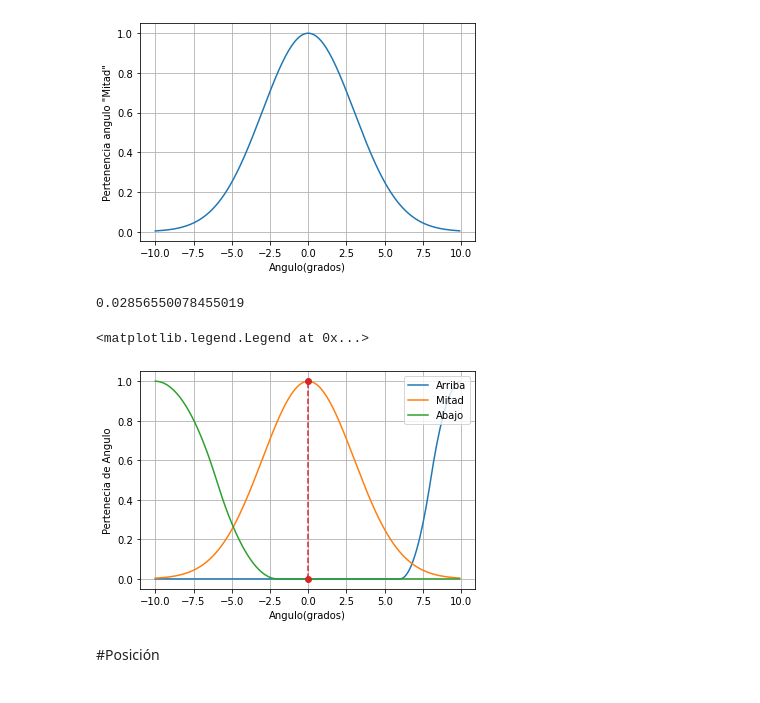
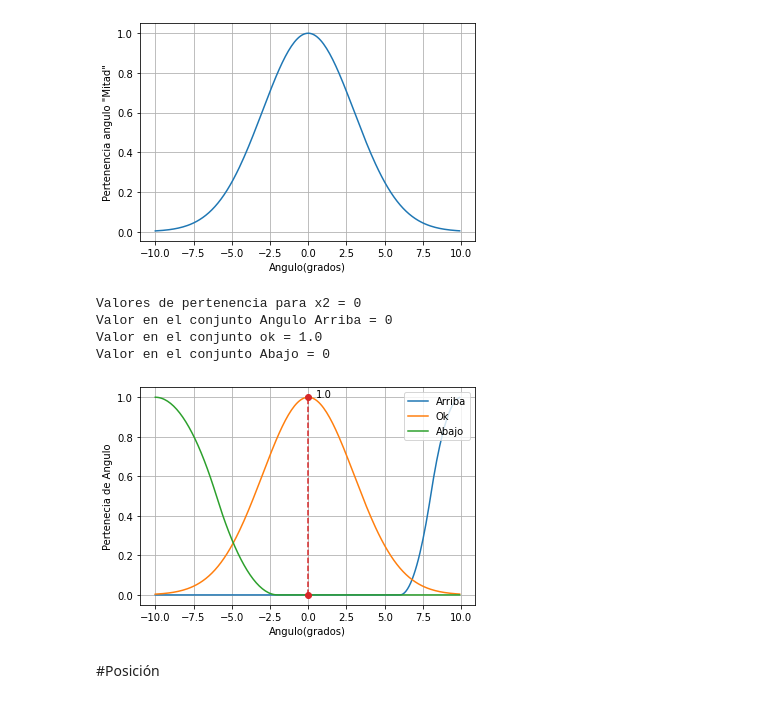
Before and after one commit to iLuisOlivares/Sistema-de-control-borroso-de-un-avi-n., a Jupyter notebook: Parcial_IA.ipynb, the cells around one changed output. Saved outputs shown, nothing was run; the diff lists cells and outputs as text; code cells hidden in the pictures.

```diff
--- a/Parcial_IA.ipynb
+++ b/Parcial_IA.ipynb
@@ -86,7 +86,7 @@ graficar(v_recta,vBaja,label_x,label_y)
 # %%
 #Velocidad
 #Conjunto borroso Medio
-vMedio = []
+velocidadMedio = []
 label_x = "Velocidad(km/h)"
 label_y = 'Pertenencia velocidad "Medio"'
 
@@ -96,9 +96,10 @@ def funcion_VelocidadMedio(x):
 
 #Rellenar el array
 for x in v_recta:
-  vMedio.append(funcion_VelocidadMedio(x))
+  velocidadMedio.append(funcion_VelocidadMedio(x))
 
-graficar(v_recta,vMedio,label_x,label_y)
+graficar(v_recta,velocidadMedio,label_x,label_y)
+int_array = v_recta.astype(int)
 # %% [output]
 [figure]
 # %%
@@ -124,7 +127,7 @@ a_recta = np.arange(-10, 10, 0.1)
 # %%
 #Angulo
 #Conjunto borroso Arriba
-aArriba = []
+anguloArriba = []
 label_x = "Angulo(grados)"
 label_y = 'Pertenencia angulo "Arriba"'
 
@@ -134,6 +137,6 @@ def funcion_AnguloArriba(x):
 
 #Rellenar el array
 for x in a_recta:
-  aArriba.append(funcion_AnguloArriba(x))
+  anguloArriba.append(funcion_AnguloArriba(x))
 
-graficar(a_recta,aArriba,label_x,label_y)
+graficar(a_recta,anguloArriba,label_x,label_y)
@@ -142,7 +143,7 @@ graficar(a_recta,aArriba,label_x,label_y)
 # %%
 
 #Conjunto borroso Abajo
-aAbajo = []
+anguloAbajo = []
 label_x = "Angulo(grados)"
 label_y = 'Pertenencia angulo "Abajo"'
 
@@ -152,45 +153,51 @@ def funcion_AnguloAbajo(x):
 
 #Rellenar el array
 for x in a_recta:
-  aAbajo.append(funcion_AnguloAbajo(x))
+  anguloAbajo.append(funcion_AnguloAbajo(x))
 
-graficar(a_recta,aAbajo,label_x,label_y)
+graficar(a_recta,anguloAbajo,label_x,label_y)
 # %% [output]
 [figure]
 # %%
 #Angulo
 #Conjunto borroso ok
-aMitad = []
+anguloOk = []
 label_x = "Angulo(grados)"
 label_y = 'Pertenencia angulo "Mitad"'
 
 #Funcion de Angulo ok en un punto x
-def funcion_AnguloMitad(x):
+def funcion_AnguloOk(x):
   return funcionGaussiana(x,mitad=0,rango=3)
 
 #Rellenar el array
 for x in a_recta:
-  aMitad.append(funcion_AnguloMitad(x))
+  anguloOk.append(funcion_AnguloOk(x))
 
-graficar(a_recta,aMitad,label_x,label_y)
+graficar(a_recta,anguloOk,label_x,label_y)
 # %% [output]
 [figure]
 # %%
 #Translape de Angulo
-plt.plot(a_recta,aArriba, label = "Arriba")
-plt.plot(a_recta,aMitad, label = "Mitad")
-plt.plot(a_recta,aAbajo, label = "Abajo")
+plt.plot(a_recta,anguloArriba, label = "Arriba")
+plt.plot(a_recta,anguloOk, label = "Ok")
+plt.plot(a_recta,anguloAbajo, label = "Abajo")
 
 plt.xlabel('Angulo(grados)')
 plt.ylabel('Pertenecia de Angulo')
 plt.grid()
+plt.legend(loc='upper right')
 plt.plot([np.float64(0), np.float64(0)], [0.0,1], linestyle="--", marker ="o")
-print(aMitad[20])
-plt.legend(loc='upper right')
+plt.annotate(anguloOk[10*10], (0.5, 1))
+print("Valores de pertenencia para x2 = 0")
+print(f"Valor en el conjunto Angulo Arriba = {anguloArriba[10*10]}")
+print(f"Valor en el conjunto ok = {anguloOk[10*10]}")
+print(f"Valor en el conjunto Abajo = {anguloAbajo[10*10]}")
 # %% [output]
-0.02856550078455019
+Valores de pertenencia para x2 = 0
+Valor en el conjunto Angulo Arriba = 0
+Valor en el conjunto ok = 1.0
+Valor en el conjunto Abajo = 0
-<matplotlib.legend.Legend at 0x...>
-[figure, old version]
+[figure, new version]
 # %% [markdown]
 #Posición
 # %%
```
Also changed, not shown: parts of 16 cells of this notebook.
